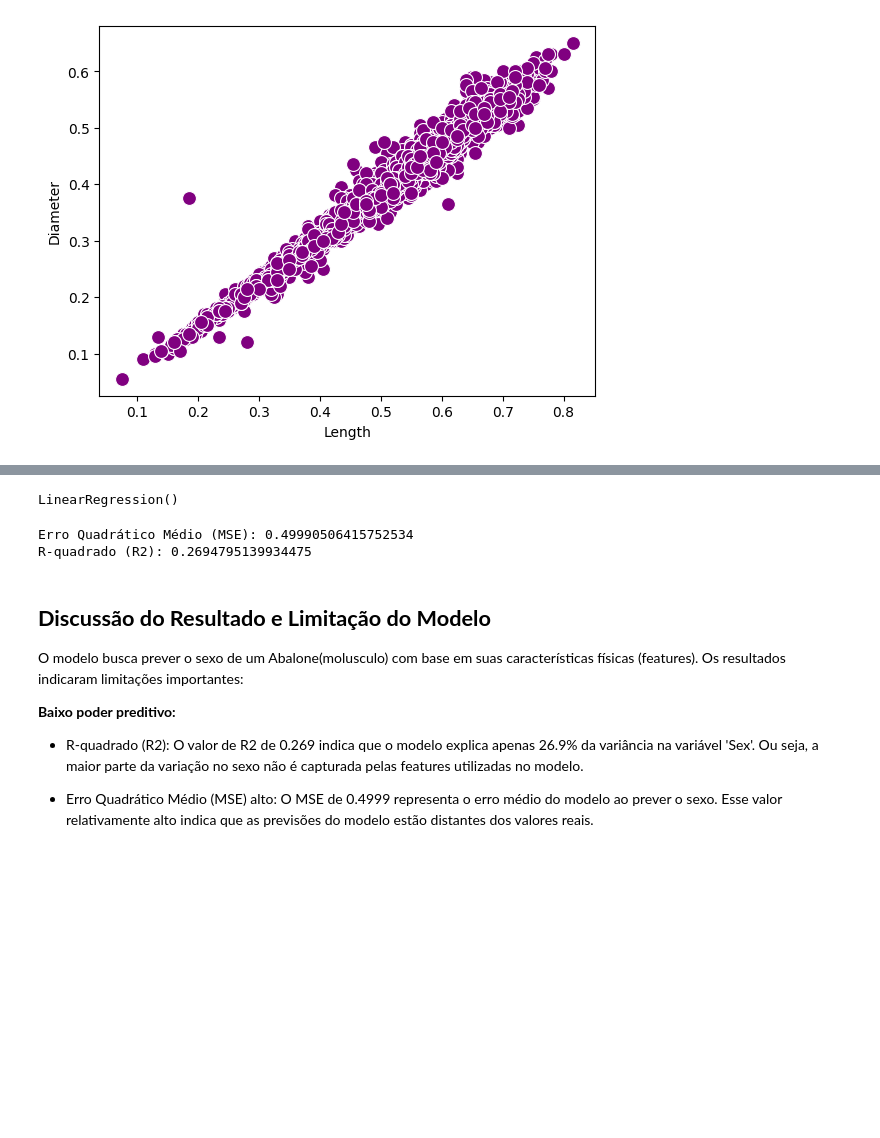
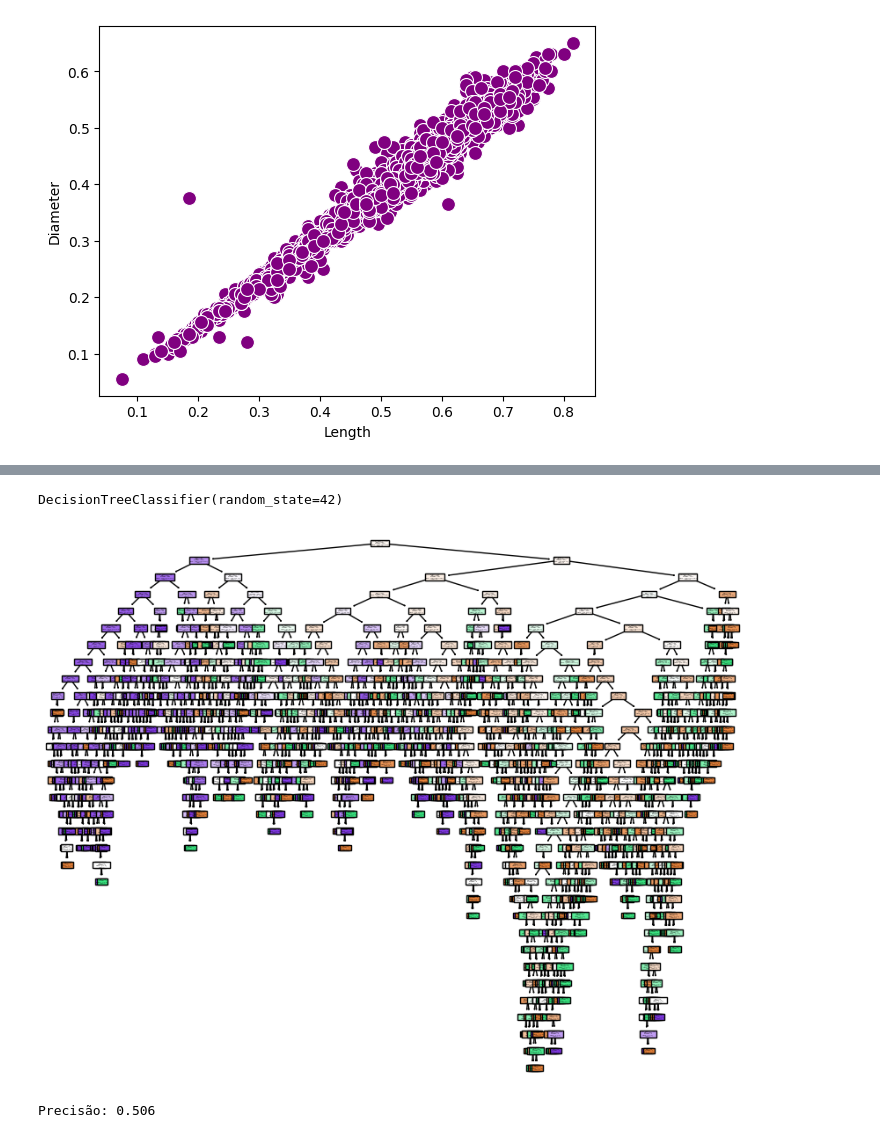
Before and after one commit to LPSubtil/UFMS_Aplicacoes_de_Aprendizado_de_Maquina, a Jupyter notebook: ABALONE.ipynb, the cells around one changed output, grey strips where cells are left out. Cells and saved outputs as stored; diff of their text form; code cells hidden in the pictures; blank space fills up the shorter version.

Commit message:
Acrescentei o modelo de Árvore de Decisão

```diff
--- a/ABALONE.ipynb
+++ b/ABALONE.ipynb
@@ -220,3 +251,6 @@ from sklearn.pipeline import make_pipeline
+# %%
+#remover a coluna original 'Sex' do DataFrame
+abalone_df = abalone_df.drop('Sex', axis=1)
 # %%
 abalone_df.columns
 # %% [output]
@@ -226,5 +305,4 @@ Index(['Sex', 'Length', 'Diameter', 'Height', 'Whole weight', 'Shucked weight',
 # %%
-# Definir as features (variáveis independentes) e o target (variável dependente)
-features = ['Length', 'Diameter', 'Height', 'Whole weight', 'Shucked weight',
-       'Viscera weight', 'Shell weight', 'Rings']
-target = 'Sex'
+# Definindo as características (X) e o alvo (y)
+X = abalone_df[['Length', 'Diameter', 'Height', 'Whole weight', 'Shucked weight', 'Viscera weight', 'Shell weight', 'Rings']]
+y = abalone_df['Sex']
@@ -234,32 +309,9 @@ abalone_df['Sex'] = abalone_df['Sex'].map({'M': 0, 'F': 1, 'I': 2})
 # %%
-# Separar os dados em conjuntos de treino e teste
-X_train, X_test, y_train, y_test = train_test_split(abalone_df[features], abalone_df[target], test_size=0.2, random_state=42)
+# Divisão o conjunto de dados em treinamento e teste
+X_train, X_test, y_train, y_test = train_test_split(X, y, test_size=0.2, random_state=42)
-# %%
-# Criar e treinar um modelo de regressão linear
-model = LinearRegression()
-model.fit(X_train, y_train)
-# %% [output]
-LinearRegression()
-# %%
-# Fazer previsões no conjunto de teste
-y_pred = model.predict(X_test)
-
-# Avaliar o modelo
-mse = mean_squared_error(y_test, y_pred)
-r2 = r2_score(y_test, y_pred)
-
-print(f"Erro Quadrático Médio (MSE): {mse}")
-print(f"R-quadrado (R2): {r2}")
-# %% [output]
-Erro Quadrático Médio (MSE): 0.49990506415752534
-R-quadrado (R2): 0.2694795139934475
-# %% [markdown]
-## **Discussão do Resultado e Limitação do Modelo**
-
-O modelo busca prever o sexo de um Abalone(molusculo) com base em suas características físicas (features). Os resultados indicaram limitações importantes:
-
-**Baixo poder preditivo:**
-
-*   R-quadrado (R2): O valor de R2 de 0.269 indica que o modelo explica apenas 26.9% da variância na variável 'Sex'. Ou seja, a maior parte da variação no sexo não é capturada pelas features utilizadas no modelo.
-
-*   Erro Quadrático Médio (MSE) alto: O MSE de 0.4999 representa o erro médio do modelo ao prever o sexo. Esse valor relativamente alto indica que as previsões do modelo estão distantes dos valores reais.
+# %%
+# Crie e treine o modelo de árvore de decisão
+clf = DecisionTreeClassifier(random_state=42)
+clf.fit(X_train, y_train)
+# %% [output]
+DecisionTreeClassifier(random_state=42)
@@ -265,0 +321,21 @@ O modelo busca prever o sexo de um Abalone(molusculo) com base em suas caracter
+# %%
+import matplotlib.pyplot as plt
+from sklearn.tree import DecisionTreeClassifier
+from sklearn import tree
+
+# Crie o modelo de árvore de decisão
+clf = DecisionTreeClassifier(random_state=42)
+clf.fit(X_train, y_train)
+
+# Crie o gráfico da árvore
+plt.figure(figsize=(10,8))
+tree.plot_tree(clf, feature_names=X.columns, class_names=['M', 'F', 'I'], filled=True)
+plt.show()
+# %% [output]
+[figure, added]
+# %%
+# Avalia a precisão do modelo
+accuracy = accuracy_score(y_test, y_pred)
+print(f'Precisão: {accuracy:.3f}')
+# %% [output]
+Precisão: 0.506
```
Also changed, not shown: parts of 27 cells of this notebook.
